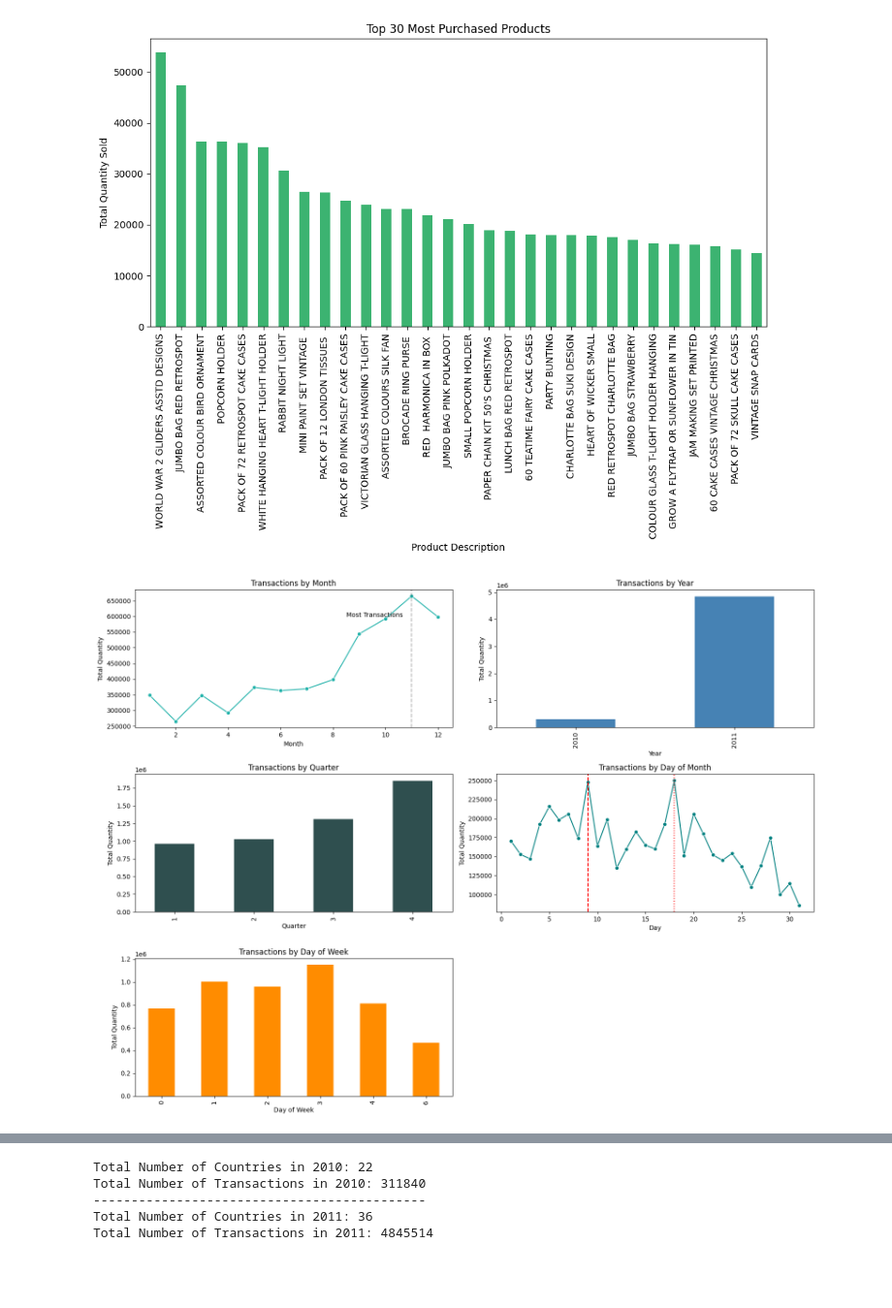
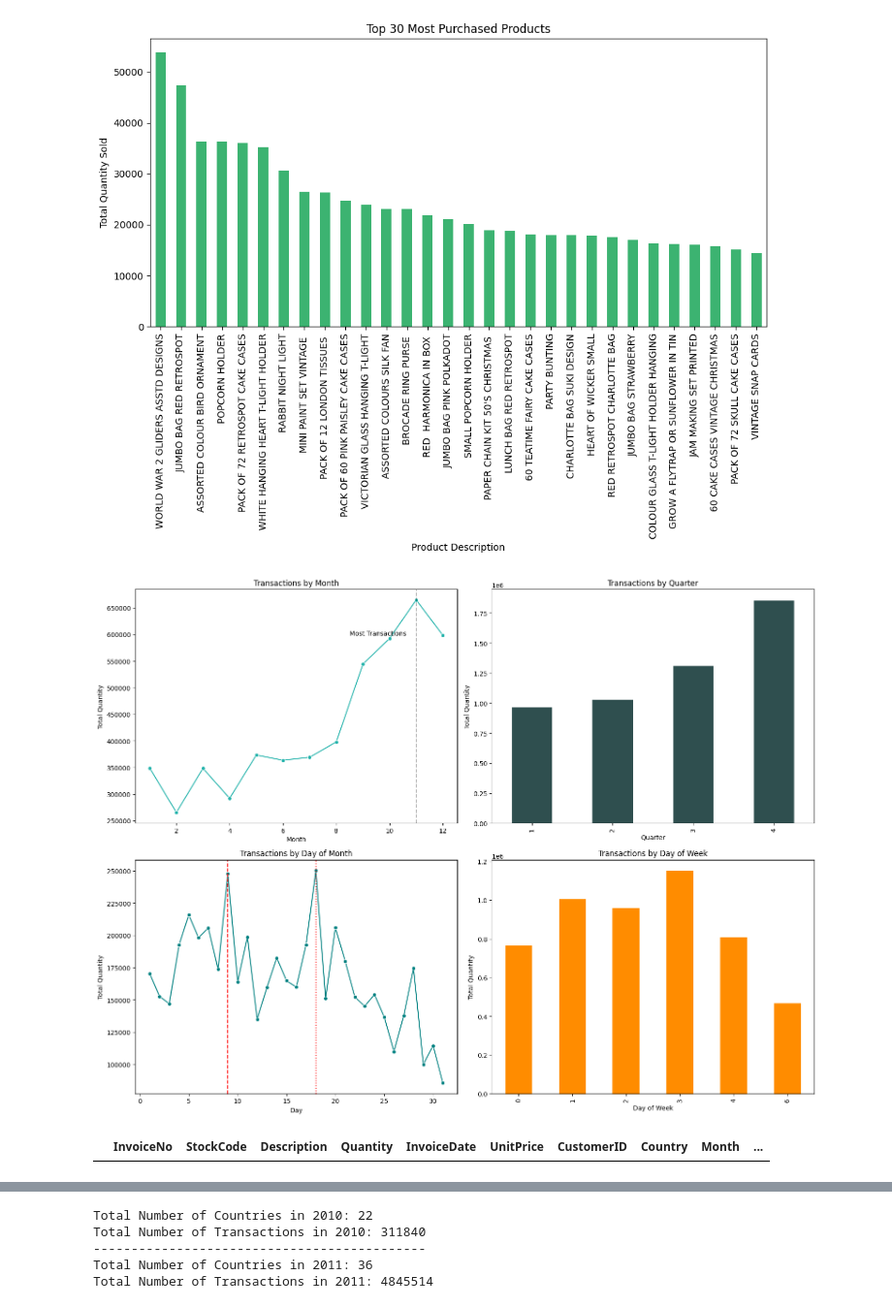
Before and after one commit to tatv047/online-retail-data-analysis, a Jupyter notebook: notebooks/eda.ipynb, the cells around one changed output, grey strips where cells are left out. Shown at 97% size. Drawn from its saved outputs; the diff is of its cells as text; code cells hidden in the pictures; blank space fills up the shorter version.

```diff
--- a/notebooks/eda.ipynb
+++ b/notebooks/eda.ipynb
@@ -539,53 +557,51 @@ dayofweek_mapping = dict({0: "Monday",
 plt.figure(figsize=(16, 12))
 
 # 1. Transactions by Month
-plt.subplot(3, 2, 1)
+plt.subplot(2, 2, 1)
 monthly = datetime_data.groupby("Month")["Quantity"].sum().reset_index()
 sns.lineplot(x="Month", y="Quantity", data=monthly, marker="o", color="lightseagreen")
 plt.axvline(11, color="k", linestyle='--', alpha=0.3)
 plt.text(8.5, monthly["Quantity"].max()*0.9, "Most Transactions")
 plt.title("Transactions by Month")
 plt.xlabel("Month")
 plt.ylabel("Total Quantity")
 
-# 2. Transactions by Year
-plt.subplot(3, 2, 2)
-yearly = datetime_data.groupby("Year")["Quantity"].sum()
-yearly.plot(kind="bar", color="steelblue")
-plt.title("Transactions by Year")
-plt.xlabel("Year")
-plt.ylabel("Total Quantity")
 
-# 3. Transactions by Quarter
-plt.subplot(3, 2, 3)
+
+# 2. Transactions by Quarter
+plt.subplot(2, 2, 2)
 quarterly = datetime_data.groupby("Quarter")["Quantity"].sum()
 quarterly.plot(kind="bar", color="darkslategrey")
 plt.title("Transactions by Quarter")
 plt.xlabel("Quarter")
 plt.ylabel("Total Quantity")
 
-# 4. Transactions by Day
-plt.subplot(3, 2, 4)
+# 3. Transactions by Day
+plt.subplot(2, 2, 3)
 daily = datetime_data.groupby("Day")["Quantity"].sum().reset_index()
 sns.lineplot(x="Day", y="Quantity", data=daily, marker="o", color="teal")
 plt.axvline(9, color='r', linestyle='--')
 plt.axvline(18, color='r', linestyle="dotted")
 plt.title("Transactions by Day of Month")
 plt.xlabel("Day")
 plt.ylabel("Total Quantity")
 
-# 5. Transactions by Day of Week
-plt.subplot(3, 2, 5)
+# 4. Transactions by Day of Week
+plt.subplot(2, 2, 4)
 weekday = datetime_data.groupby("Day of Week")["Quantity"].sum()
 weekday.plot(kind="bar", color="darkorange")
 plt.title("Transactions by Day of Week")
 plt.xlabel("Day of Week")
 plt.ylabel("Total Quantity")
 
 plt.tight_layout()
 plt.show()
 # %% [output]
-[figure, old version]
+[figure, new version]
+# %%
+datetime_data[(datetime_data['Month'] < 12) & datetime_data['Year'] == 2010]
+# %% [output]
+|  | InvoiceNo | StockCode | Description | Quantity | InvoiceDate | UnitPrice | CustomerID | Country | Month | ... |
 # %% [markdown]
 - **Peak Month:** November shows the highest transaction volume, likely due to festivals(holiday shopping).
 - **Peak Quarter:** Q4 is dominant, whihc is consistent with November’s spike.
```
Also changed, not shown: parts of 9 cells of this notebook, 14 other files.
